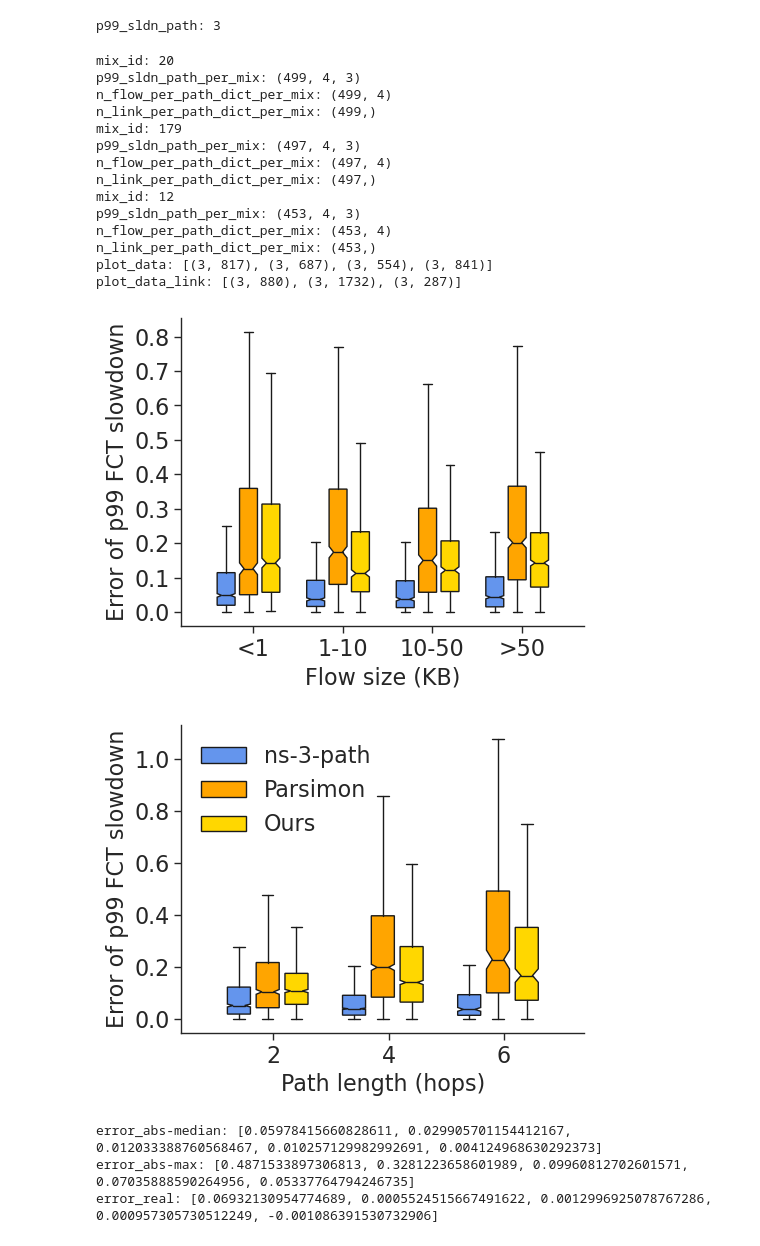
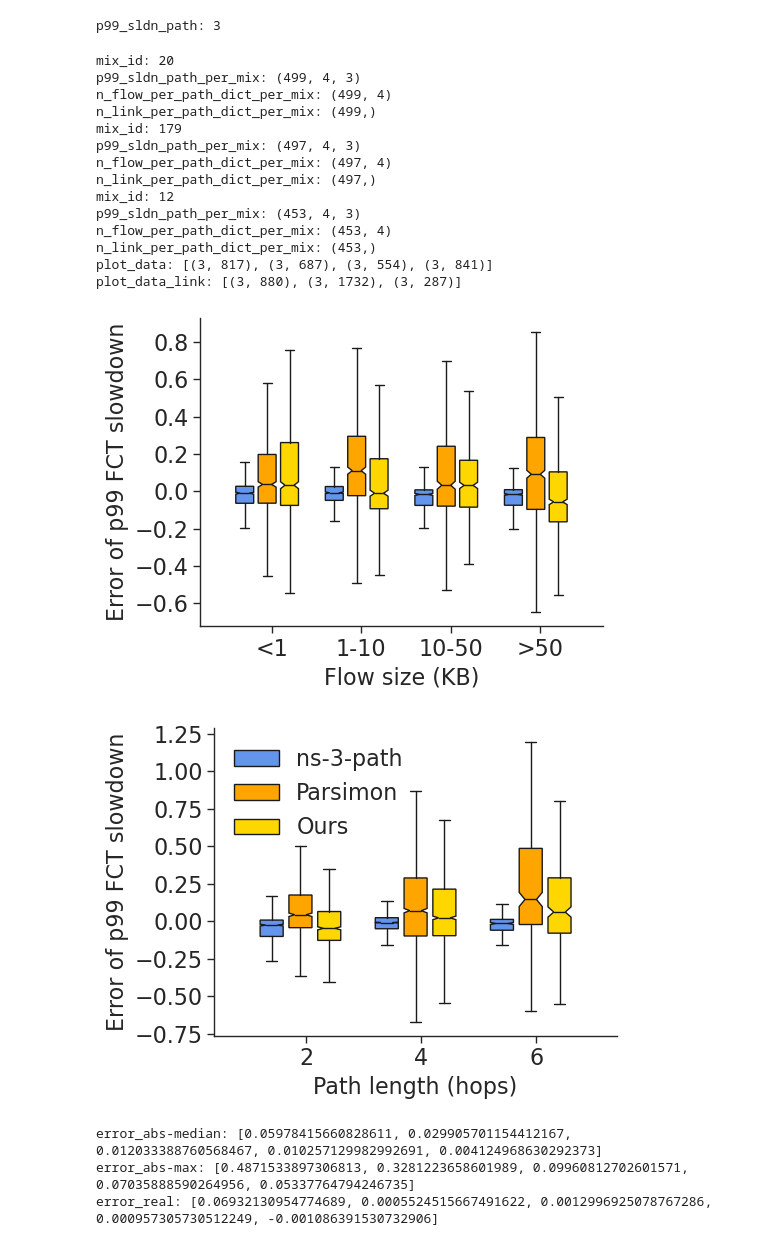
Before and after one commit to uw-polestar/parsimon-eval, a Jupyter notebook: expts/fig_8/analysis/main_intermediate.ipynb, the cells around one changed output. Saved outputs shown, nothing was run; the diff lists cells and outputs as text; code cells hidden in the pictures.

```diff
--- a/expts/fig_8/analysis/main_intermediate.ipynb
+++ b/expts/fig_8/analysis/main_intermediate.ipynb
@@ -202,10 +202,10 @@ for mix_idx,mix_id in enumerate(target_mix_list):
                 plot_data[j].append(p99_sldn_path_per_mix[i,j])
 
                 plot_data_link[n_link_per_path_dict_per_mix[i]//2-1].append(p99_sldn_path_per_mix[i,j])
-plot_data=[np.abs(x).transpose() for x in plot_data]
+plot_data=[np.array(x).transpose() for x in plot_data]
 print(f"plot_data: {[x.shape for x in plot_data]}")
 
-plot_data_link=[np.abs(x).transpose() for x in plot_data_link]
+plot_data_link=[np.array(x).transpose() for x in plot_data_link]
 print(f"plot_data_link: {[x.shape for x in plot_data_link]}")
 
 # for i in range(len(plot_data)):
@@ -222,35 +222,35 @@ plot_box_multi(
     ncol=1,
     fontsize=16
 )
 
 plot_box_multi(
     plot_data_link,
     'figs/intermediate_path_link.pdf',
     'Path length (hops)',
     'Error of p99 FCT slowdown',
     label=[2, 4, 6],
     legendlabel=legend_list,
     loc='upper left',
     ncol=1,
     fontsize=16
 )
 # %% [output]
 mix_id: 20
 p99_sldn_path_per_mix: (499, 4, 3)
 n_flow_per_path_dict_per_mix: (499, 4)
 n_link_per_path_dict_per_mix: (499,)
 mix_id: 179
 p99_sldn_path_per_mix: (497, 4, 3)
 n_flow_per_path_dict_per_mix: (497, 4)
 n_link_per_path_dict_per_mix: (497,)
 mix_id: 12
 p99_sldn_path_per_mix: (453, 4, 3)
 n_flow_per_path_dict_per_mix: (453, 4)
 n_link_per_path_dict_per_mix: (453,)
 plot_data: [(3, 817), (3, 687), (3, 554), (3, 841)]
 plot_data_link: [(3, 880), (3, 1732), (3, 287)]
-[figure, old version]
+[figure, new version]
-[figure, old version]
+[figure, new version]
 # %%
 # with percentile sampling for s1
 res=[]
```
Also changed, not shown: parts of 1 cell of this notebook, 3 other files.
